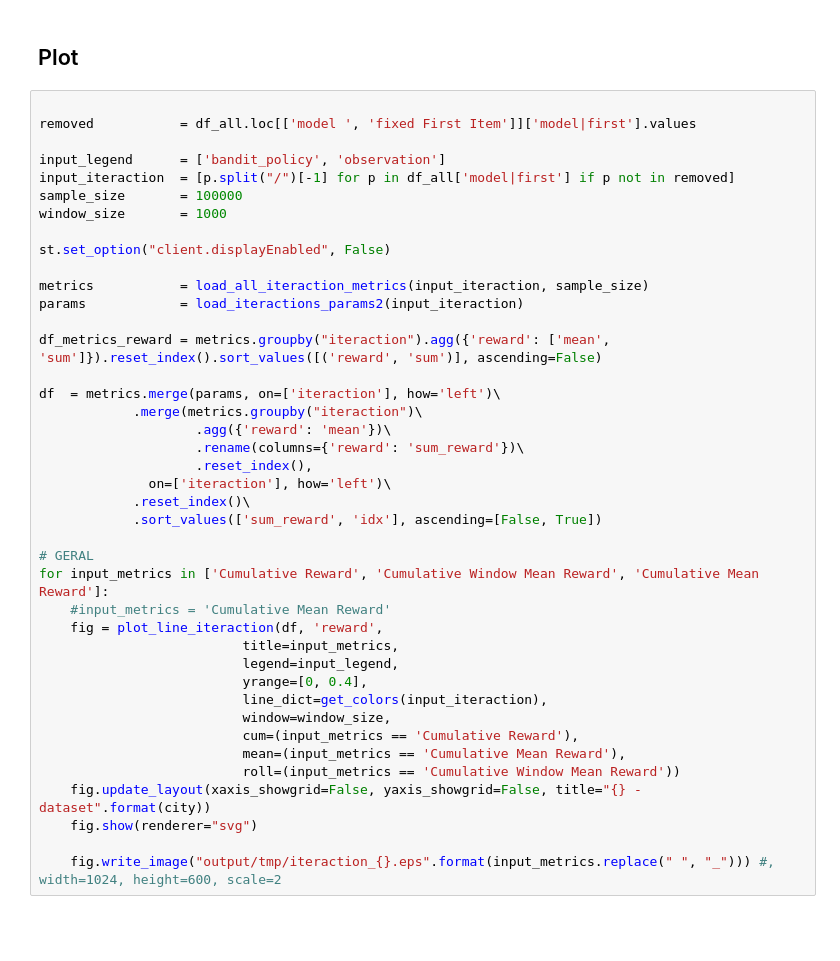
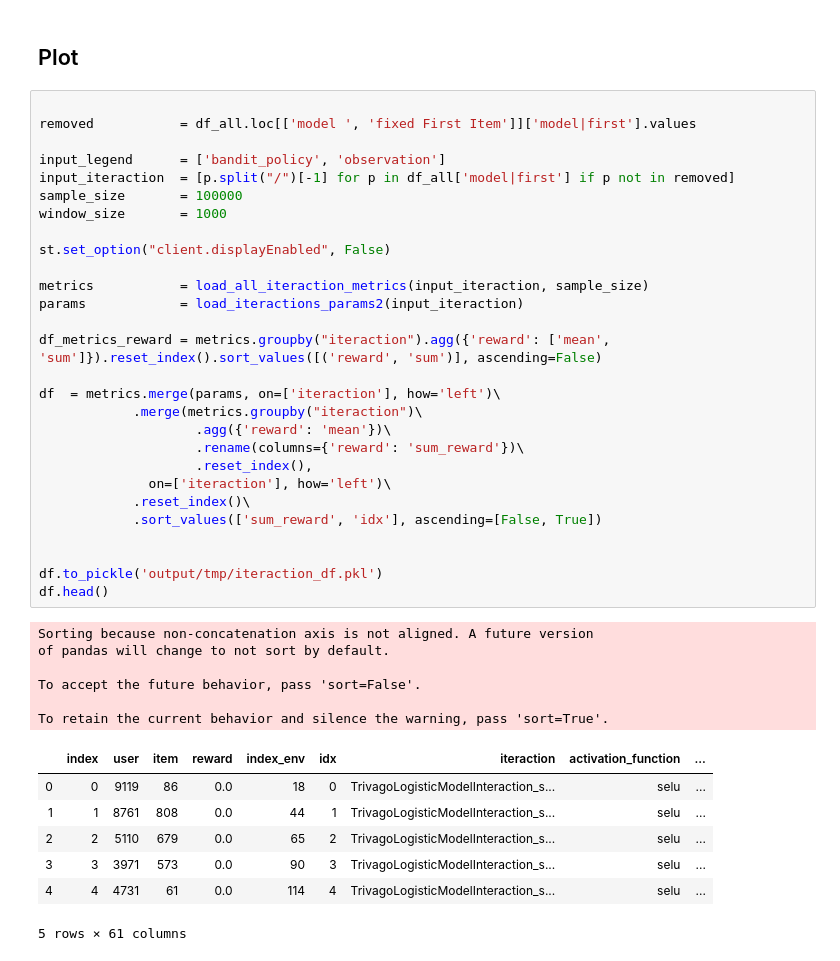
Before and after one commit to deeplearningbrasil/mars-gym, a Jupyter notebook: Resultados.ipynb, the cells around one changed output. Saved outputs shown, nothing was run; the diff lists cells and outputs as text; blank space fills up the shorter version.

Commit message:
metrics and experiments

```diff
--- a/Resultados.ipynb
+++ b/Resultados.ipynb
@@ -208,41 +228,42 @@ df_all.to_csv("output/tmp/stats.csv")
 # %%
 
 removed           = df_all.loc[['model ', 'fixed First Item']]['model|first'].values
 
 input_legend      = ['bandit_policy', 'observation']
 input_iteraction  = [p.split("/")[-1] for p in df_all['model|first'] if p not in removed]
 sample_size       = 100000
 window_size       = 1000
 
 st.set_option("client.displayEnabled", False)
 
 metrics           = load_all_iteraction_metrics(input_iteraction, sample_size)
 params            = load_iteractions_params2(input_iteraction)
 
 df_metrics_reward = metrics.groupby("iteraction").agg({'reward': ['mean', 'sum']}).reset_index().sort_values([('reward', 'sum')], ascending=False)
 
 df  = metrics.merge(params, on=['iteraction'], how='left')\
             .merge(metrics.groupby("iteraction")\
                     .agg({'reward': 'mean'})\
                     .rename(columns={'reward': 'sum_reward'})\
                     .reset_index(),
               on=['iteraction'], how='left')\
             .reset_index()\
             .sort_values(['sum_reward', 'idx'], ascending=[False, True])
 
-# GERAL
-for input_metrics in ['Cumulative Reward', 'Cumulative Window Mean Reward', 'Cumulative Mean Reward']:
-    #input_metrics = 'Cumulative Mean Reward'
-    fig = plot_line_iteraction(df, 'reward',
-                          title=input_metrics,
-                          legend=input_legend,
-                          yrange=[0, 0.4],
-                          line_dict=get_colors(input_iteraction),
-                          window=window_size,
-                          cum=(input_metrics == 'Cumulative Reward'),
-                          mean=(input_metrics == 'Cumulative Mean Reward'),
-                          roll=(input_metrics == 'Cumulative Window Mean Reward'))
-    fig.update_layout(xaxis_showgrid=False, yaxis_showgrid=False, title="{} - dataset".format(city))
-    fig.show(renderer="svg")
 
-    fig.write_image("output/tmp/iteraction_{}.eps".format(input_metrics.replace(" ", "_"))) #, width=1024, height=600, scale=2
+df.to_pickle('output/tmp/iteraction_df.pkl')
+df.head()
+# %% [output]
+Sorting because non-concatenation axis is not aligned. A future version
+of pandas will change to not sort by default.
+
+To accept the future behavior, pass 'sort=False'.
+
+To retain the current behavior and silence the warning, pass 'sort=True'.
+|  | index | user | item | reward | index_env | idx | iteraction | activation_function | ... |
+| 0 | 0 | 9119 | 86 | 0.0 | 18 | 0 | TrivagoLogisticModelInteraction_s... | selu | ... |
+| 1 | 1 | 8761 | 808 | 0.0 | 44 | 1 | TrivagoLogisticModelInteraction_s... | selu | ... |
+| 2 | 2 | 5110 | 679 | 0.0 | 65 | 2 | TrivagoLogisticModelInteraction_s... | selu | ... |
+| 3 | 3 | 3971 | 573 | 0.0 | 90 | 3 | TrivagoLogisticModelInteraction_s... | selu | ... |
+| 4 | 4 | 4731 | 61 | 0.0 | 114 | 4 | TrivagoLogisticModelInteraction_s... | selu | ... |
+5 rows × 61 columns
```
Also changed, not shown: parts of 6 cells of this notebook, 17 other files.
